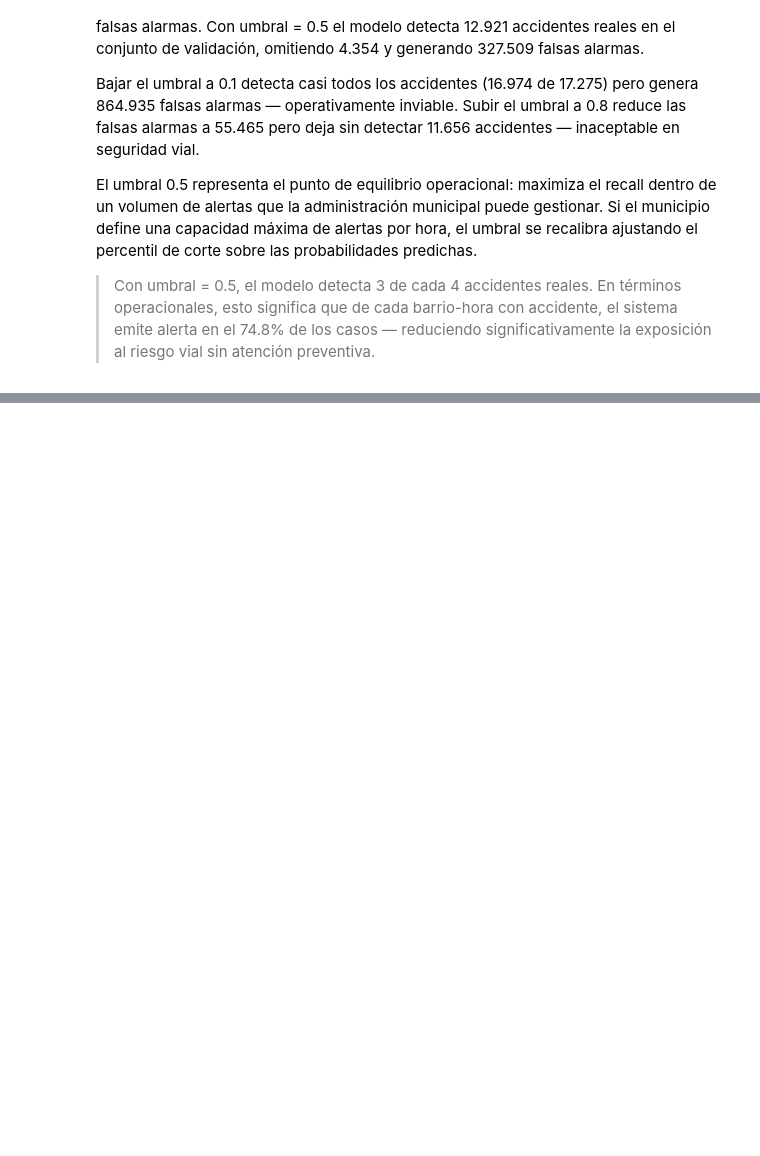
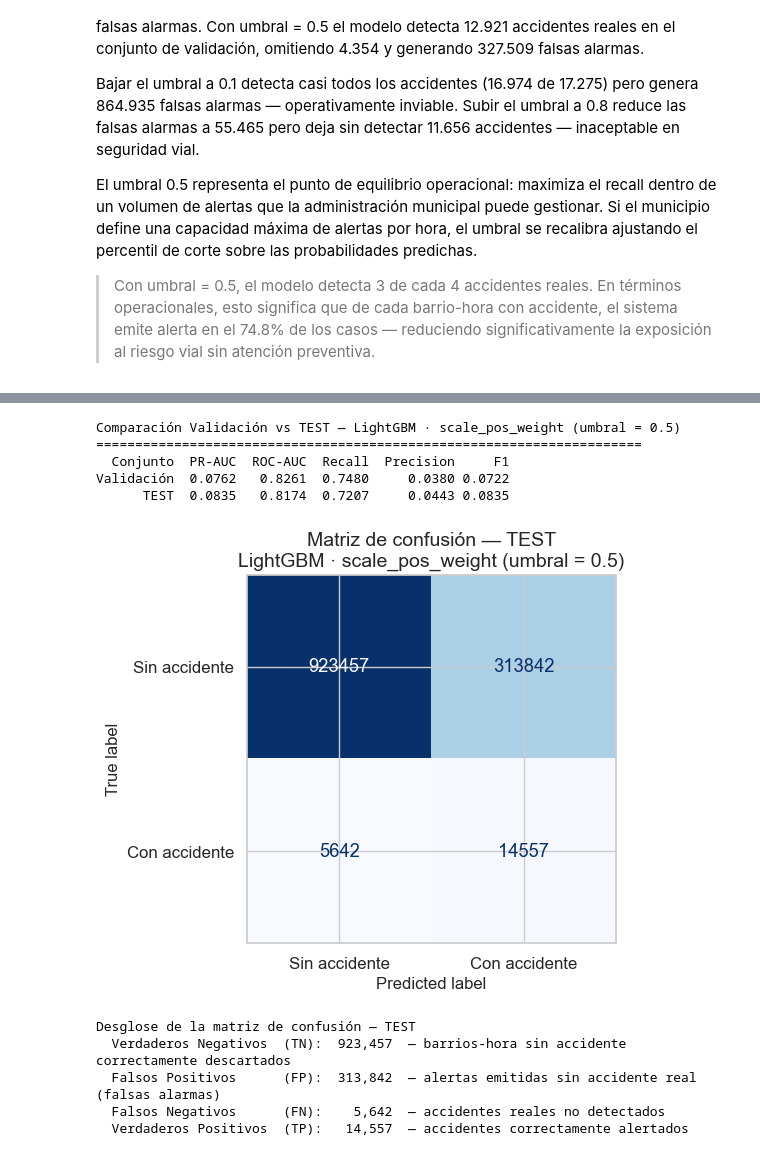
Before and after one commit to SaraMR9/AprendizajeAutomatico, a Jupyter notebook: Notebook.ipynb, the cells around one changed output, grey strips where cells are left out. Saved outputs shown, nothing was run; the diff lists cells and outputs as text; code cells hidden in the pictures; blank space fills up the shorter version.

```diff
--- a/Notebook.ipynb
+++ b/Notebook.ipynb
@@ -3851,0 +3859,73 @@ El umbral 0.5 representa el punto de equilibrio operacional: maximiza el recall
+# %%
+from sklearn.metrics import (
+    precision_recall_curve, roc_auc_score, average_precision_score,
+    recall_score, precision_score, f1_score,
+    confusion_matrix, ConfusionMatrixDisplay
+)
+import matplotlib.pyplot as plt
+import pandas as pd
+import lightgbm as lgb
+
+# ── 1. Predicción sobre TEST ──────────────────────────────────────────────────
+UMBRAL_FINAL = 0.5
+
+y_prob_test  = lgb_cw.predict_proba(X_test[FEATURES])[:, 1]
+y_pred_test  = (y_prob_test >= UMBRAL_FINAL).astype(int)
+
+# ── 2. Métricas escalares ─────────────────────────────────────────────────────
+pr_auc_test  = average_precision_score(y_test, y_prob_test)
+roc_auc_test = roc_auc_score(y_test, y_prob_test)
+recall_test  = recall_score(y_test, y_pred_test)
+prec_test    = precision_score(y_test, y_pred_test, zero_division=0)
+f1_test      = f1_score(y_test, y_pred_test)
+
+# Métricas de validación (referencia comparativa)
+y_pred_val  = (y_prob_lgb_cw >= UMBRAL_FINAL).astype(int)
+pr_auc_val  = average_precision_score(y_val, y_prob_lgb_cw)
+roc_auc_val = roc_auc_score(y_val, y_prob_lgb_cw)
+recall_val  = recall_score(y_val, y_pred_val)
+prec_val    = precision_score(y_val, y_pred_val, zero_division=0)
+f1_val      = f1_score(y_val, y_pred_val)
+
+# ── 3. Tabla comparativa val vs test ─────────────────────────────────────────
+df_comparacion = pd.DataFrame({
+    'Conjunto':   ['Validación', 'TEST'],
+    'PR-AUC':     [round(pr_auc_val,  4), round(pr_auc_test,  4)],
+    'ROC-AUC':    [round(roc_auc_val, 4), round(roc_auc_test, 4)],
+    'Recall':     [round(recall_val,  4), round(recall_test,  4)],
+    'Precision':  [round(prec_val,    4), round(prec_test,    4)],
+    'F1':         [round(f1_val,      4), round(f1_test,      4)],
+})
+print("Comparación Validación vs TEST — LightGBM · scale_pos_weight (umbral = 0.5)")
+print("=" * 70)
+print(df_comparacion.to_string(index=False))
+# %% [output]
+Comparación Validación vs TEST — LightGBM · scale_pos_weight (umbral = 0.5)
+======================================================================
+  Conjunto  PR-AUC  ROC-AUC  Recall  Precision     F1
+Validación  0.0762   0.8261  0.7480     0.0380 0.0722
+      TEST  0.0835   0.8174  0.7207     0.0443 0.0835
+# %%
+# ── Matriz de confusión ───────────────────────────────────────────────────────
+cm_test = confusion_matrix(y_test, y_pred_test)
+tn, fp, fn, tp = cm_test.ravel()
+
+disp = ConfusionMatrixDisplay(cm_test, display_labels=['Sin accidente', 'Con accidente'])
+fig, ax = plt.subplots(figsize=(6, 5))
+disp.plot(ax=ax, cmap='Blues', colorbar=False)
+ax.set_title('Matriz de confusión — TEST\nLightGBM · scale_pos_weight (umbral = 0.5)')
+plt.tight_layout()
+plt.show()
+
+print(f"\nDesglose de la matriz de confusión — TEST")
+print(f"  Verdaderos Negativos  (TN): {tn:>8,}  — barrios-hora sin accidente correctamente descartados")
+print(f"  Falsos Positivos      (FP): {fp:>8,}  — alertas emitidas sin accidente real (falsas alarmas)")
+print(f"  Falsos Negativos      (FN): {fn:>8,}  — accidentes reales no detectados")
+print(f"  Verdaderos Positivos  (TP): {tp:>8,}  — accidentes correctamente alertados")
+# %% [output]
+[figure, added]
+Desglose de la matriz de confusión — TEST
+  Verdaderos Negativos  (TN):  923,457  — barrios-hora sin accidente correctamente descartados
+  Falsos Positivos      (FP):  313,842  — alertas emitidas sin accidente real (falsas alarmas)
+  Falsos Negativos      (FN):    5,642  — accidentes reales no detectados
+  Verdaderos Positivos  (TP):   14,557  — accidentes correctamente alertados
```
Also changed, not shown: parts of 21 cells of this notebook.
